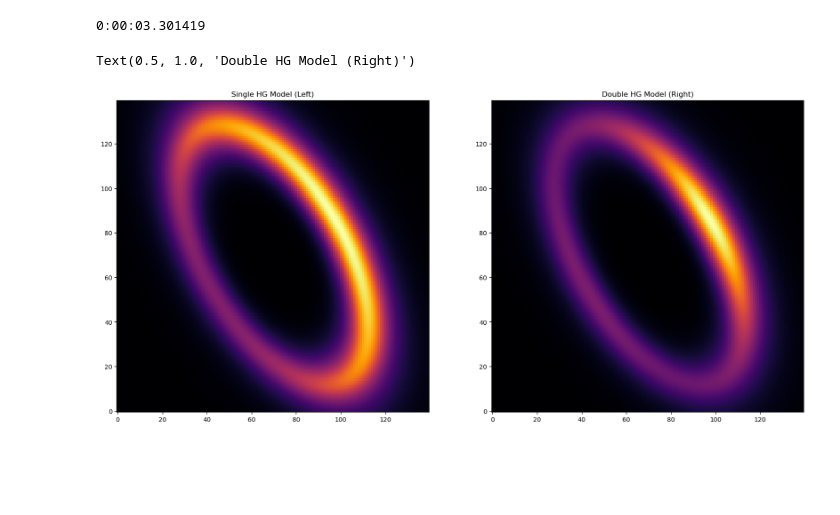
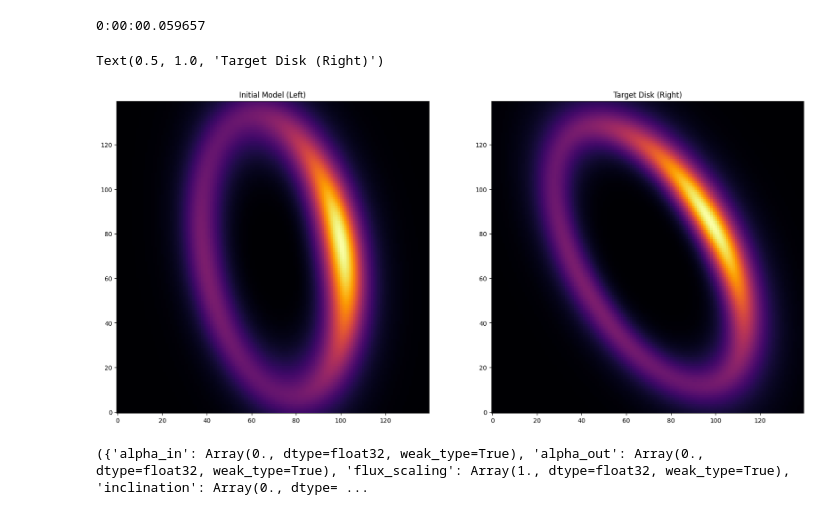
Before and after one commit to mihir-r-kondapalli/GRaTeR-JAX, a Jupyter notebook: Disk_Jaxed.ipynb, the cells around one changed output. Saved outputs shown, nothing was run; the diff lists cells and outputs as text; code cells hidden in the pictures; blank space fills up the shorter version.

```diff
--- a/Disk_Jaxed.ipynb
+++ b/Disk_Jaxed.ipynb
@@ -8,21 +9,34 @@ from datetime import datetime
 from jax import jit
 jax.config.update("jax_debug_nans", False)
 # %%
-disk_params = {}
-disk_params['inclination'] = 45. #In degrees
-disk_params['position_angle'] = 30. #In Degrees
-disk_params['alpha_in'] = 7. #The inner power law
-disk_params['alpha_out'] = -7. #The outer power law
+disk_params1 = {}
+disk_params1['inclination'] = 45. #In degrees
+disk_params1['position_angle'] = 30. #In Degrees
+disk_params1['alpha_in'] = 7. #The inner power law
+disk_params1['alpha_out'] = -7. #The outer power law
 #gs_ws = jnp.array([0.8,-0.2,0,0.75,0.25,0.]) #Here we have 3 Henyey-Greenstein functions with g parameters of 1, -1, and 0. The weights are 0.75, 0.25, and 0 respectively.
-disk_params['flux_scaling'] = 1e6
+disk_params1['flux_scaling'] = 1e6
 
 #The disk size
-disk_params['sma'] = 40. #This is the semi-major axis of the model in astronomical units.
+disk_params1['sma'] = 40. #This is the semi-major axis of the model in astronomical units.
 #To get this in pixels, divide by the distance to the star, to get it in arcseconds. To get it in pixeks, divide by the pixel scale.
+# %%
+disk_params2 = {}
+disk_params2['inclination'] = 30. #In degrees
+disk_params2['position_angle'] = 10. #In Degrees
+disk_params2['alpha_in'] = 5. #The inner power law
+disk_params2['alpha_out'] = -7. #The outer power law
+#gs_ws = jnp.array([0.8,-0.2,0,0.75,0.25,0.]) #Here we have 3 Henyey-Greenstein functions with g parameters of 1, -1, and 0. The weights are 0.75, 0.25, and 0 respectively.
+disk_params2['flux_scaling'] = 1e6
+
+#The disk size
+disk_params2['sma'] = 40. #This is the semi-major axis of the model in astronomical units.
+#To get this in pixels, divide by the distance to the star, to get it in arcseconds. To get it in pixeks, divide by the pixel scale.
 # %%
 # Object Jax code
 start = datetime.now()
-disk_image_jit_hg = jax_model(DustEllipticalDistribution2PowerLaws, HenyeyGreenstein_SPF, disk_params=disk_params, spf_params={'g': 0.2})
+disk_image1 = jax_model(DustEllipticalDistribution2PowerLaws, DoubleHenyeyGreenstein_SPF, disk_params=disk_params1,
+                              spf_params={'g1': 0.5, 'g2': -0.3, 'weight': 0.7})
 end = datetime.now()
 print(end-start)
 # %% [output]
@@ -31,23 +44,23 @@ print(end-start)
 # %%
 # Object Jax code
 start = datetime.now()
-disk_image_jit_hg2 = jax_model(DustEllipticalDistribution2PowerLaws, DoubleHenyeyGreenstein_SPF, disk_params=disk_params,
+disk_image2 = jax_model(DustEllipticalDistribution2PowerLaws, DoubleHenyeyGreenstein_SPF, disk_params=disk_params2,
                                spf_params={'g1': 0.5, 'g2': -0.3, 'weight': 0.7})
 end = datetime.now()
 print(end-start)
 # %% [output]
-0:00:03.301419
+0:00:00.059657
 # %%
 fig, axes = plt.subplots(1,2, figsize=(20,10))
 
-axes[0].imshow(disk_image_jit_hg, origin='lower', cmap='inferno')
-axes[0].set_title("Single HG Model (Left)")
+axes[0].imshow(disk_image2, origin='lower', cmap='inferno')
+axes[0].set_title("Initial Model (Left)")
 
-axes[1].imshow(disk_image_jit_hg2, origin='lower', cmap='inferno')
-axes[1].set_title("Double HG Model (Right)")
+axes[1].imshow(disk_image1, origin='lower', cmap='inferno')
+axes[1].set_title("Target Disk (Right)")
 # %% [output]
-Text(0.5, 1.0, 'Double HG Model (Right)')
+Text(0.5, 1.0, 'Target Disk (Right)')
-[figure, old version]
+[figure, new version]
 # %%
 def test():
     jax_model(DustEllipticalDistribution2PowerLaws, DoubleHenyeyGreenstein_SPF, disk_params=disk_params,
@@ -58,3 +71,6 @@ def test():
 spf_params={'g1': 0.5, 'g2': -0.3, 'weight': 0.7}
 # %%
 grad_func = jax.grad(jax_model_scal, argnums=(2,3))
+print(grad_func(DustEllipticalDistribution2PowerLaws, DoubleHenyeyGreenstein_SPF, disk_params1, spf_params))
+# %% [output]
+({'alpha_in': Array(0., dtype=float32, weak_type=True), 'alpha_out': Array(0., dtype=float32, weak_type=True), 'flux_scaling': Array(1., dtype=float32, weak_type=True), 'inclination': Array(0., dtype= ...
```
Also changed, not shown: parts of 10 cells of this notebook, 2 other files.
